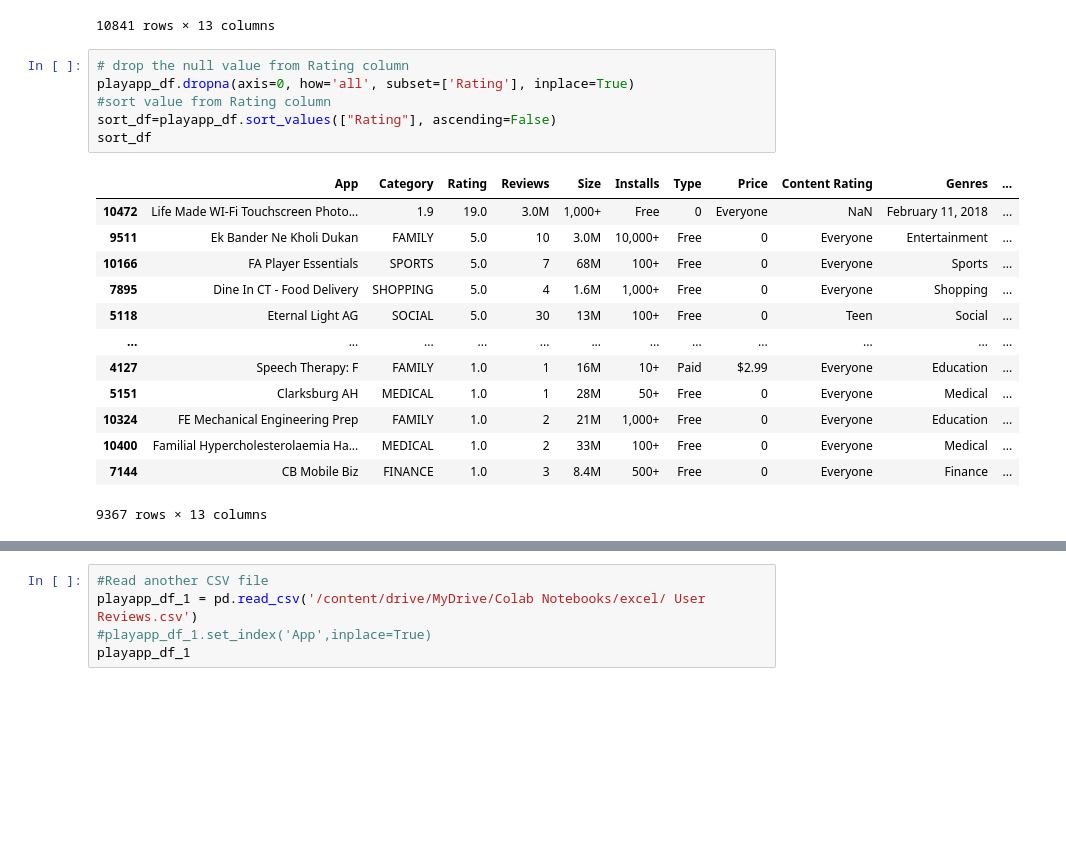
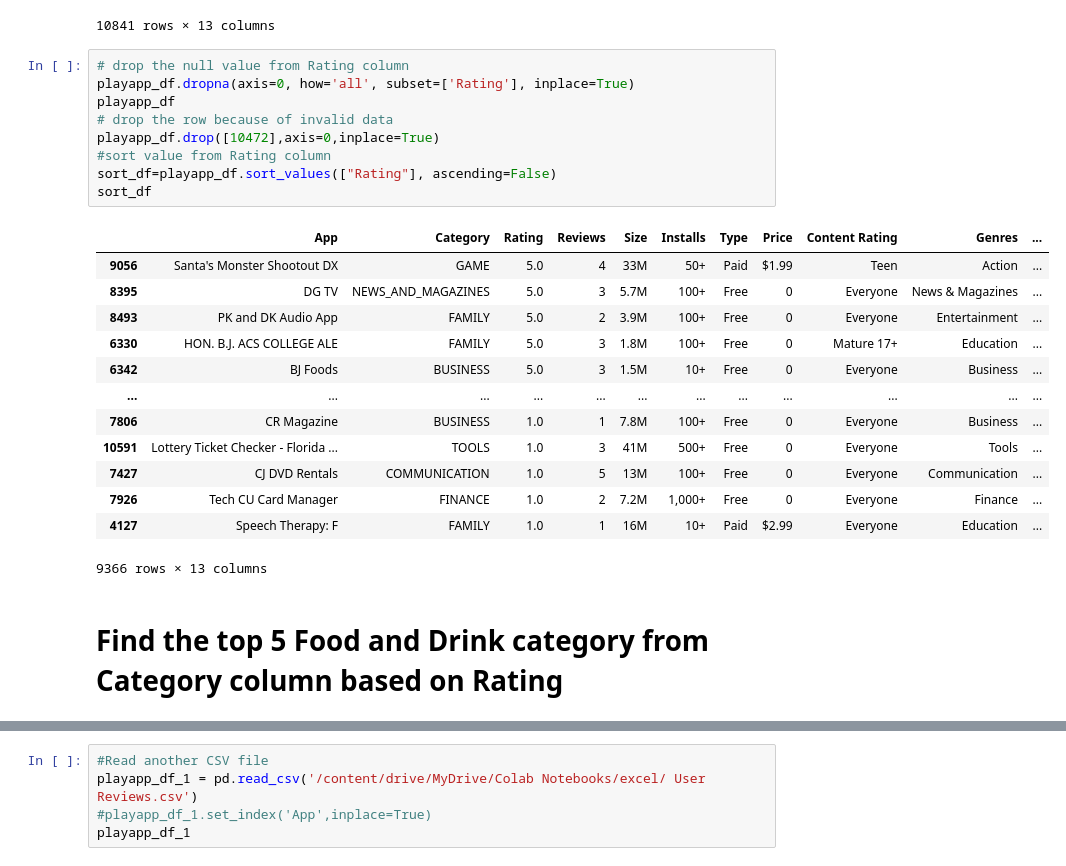
Before and after one commit to deepika-2411/Capstone-Project_Play_Store-Data-Analysis, a Jupyter notebook: Copy_of_Play_Store_App_Review_Analysis_Capstone_Project.ipynb, the cells around one changed output, grey strips where cells are left out. Saved outputs shown, nothing was run; the diff lists cells and outputs as text; blank space fills up the shorter version.

```diff
--- a/Copy_of_Play_Store_App_Review_Analysis_Capstone_Project.ipynb
+++ b/Copy_of_Play_Store_App_Review_Analysis_Capstone_Project.ipynb
@@ -40,23 +43,28 @@ playapp_df
 # %%
 # drop the null value from Rating column
 playapp_df.dropna(axis=0, how='all', subset=['Rating'], inplace=True)
+playapp_df
+# drop the row because of invalid data
+playapp_df.drop([10472],axis=0,inplace=True)
 #sort value from Rating column
 sort_df=playapp_df.sort_values(["Rating"], ascending=False)
 sort_df
 # %% [output]
 |  | App | Category | Rating | Reviews | Size | Installs | Type | Price | Content Rating | Genres | ... |
-| 10472 | Life Made WI-Fi Touchscreen Photo... | 1.9 | 19.0 | 3.0M | 1,000+ | Free | 0 | Everyone | NaN | February 11, 2018 | ... |
-| 9511 | Ek Bander Ne Kholi Dukan | FAMILY | 5.0 | 10 | 3.0M | 10,000+ | Free | 0 | Everyone | Entertainment | ... |
-| 10166 | FA Player Essentials | SPORTS | 5.0 | 7 | 68M | 100+ | Free | 0 | Everyone | Sports | ... |
-| 7895 | Dine In CT - Food Delivery | SHOPPING | 5.0 | 4 | 1.6M | 1,000+ | Free | 0 | Everyone | Shopping | ... |
-| 5118 | Eternal Light AG | SOCIAL | 5.0 | 30 | 13M | 100+ | Free | 0 | Teen | Social | ... |
+| 9056 | Santa's Monster Shootout DX | GAME | 5.0 | 4 | 33M | 50+ | Paid | $1.99 | Teen | Action | ... |
+| 8395 | DG TV | NEWS_AND_MAGAZINES | 5.0 | 3 | 5.7M | 100+ | Free | 0 | Everyone | News & Magazines | ... |
+| 8493 | PK and DK Audio App | FAMILY | 5.0 | 2 | 3.9M | 100+ | Free | 0 | Everyone | Entertainment | ... |
+| 6330 | HON. B.J. ACS COLLEGE ALE | FAMILY | 5.0 | 3 | 1.8M | 100+ | Free | 0 | Mature 17+ | Education | ... |
+| 6342 | BJ Foods | BUSINESS | 5.0 | 3 | 1.5M | 10+ | Free | 0 | Everyone | Business | ... |
 | ... | ... | ... | ... | ... | ... | ... | ... | ... | ... | ... | ... |
+| 7806 | CR Magazine | BUSINESS | 1.0 | 1 | 7.8M | 100+ | Free | 0 | Everyone | Business | ... |
+| 10591 | Lottery Ticket Checker - Florida ... | TOOLS | 1.0 | 3 | 41M | 500+ | Free | 0 | Everyone | Tools | ... |
+| 7427 | CJ DVD Rentals | COMMUNICATION | 1.0 | 5 | 13M | 100+ | Free | 0 | Everyone | Communication | ... |
+| 7926 | Tech CU Card Manager | FINANCE | 1.0 | 2 | 7.2M | 1,000+ | Free | 0 | Everyone | Finance | ... |
 | 4127 | Speech Therapy: F | FAMILY | 1.0 | 1 | 16M | 10+ | Paid | $2.99 | Everyone | Education | ... |
-| 5151 | Clarksburg AH | MEDICAL | 1.0 | 1 | 28M | 50+ | Free | 0 | Everyone | Medical | ... |
-| 10324 | FE Mechanical Engineering Prep | FAMILY | 1.0 | 2 | 21M | 1,000+ | Free | 0 | Everyone | Education | ... |
-| 10400 | Familial Hypercholesterolaemia Ha... | MEDICAL | 1.0 | 2 | 33M | 100+ | Free | 0 | Everyone | Medical | ... |
-| 7144 | CB Mobile Biz | FINANCE | 1.0 | 3 | 8.4M | 500+ | Free | 0 | Everyone | Finance | ... |
-9367 rows × 13 columns
+9366 rows × 13 columns
+# %% [markdown]
+# Find the top 5 Food and Drink category from Category column based on Rating
 # %%
 # Find the Food and Drink category from Category column
 food_app_df=sort_df[sort_df['Category'] == 'FOOD_AND_DRINK']
```
Also changed, not shown: parts of 28 cells of this notebook.
